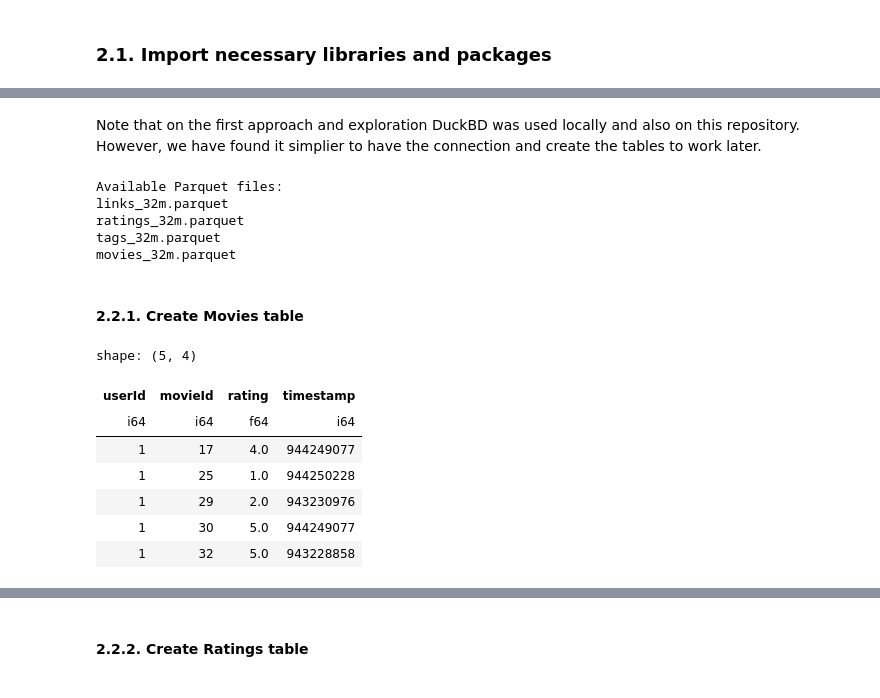
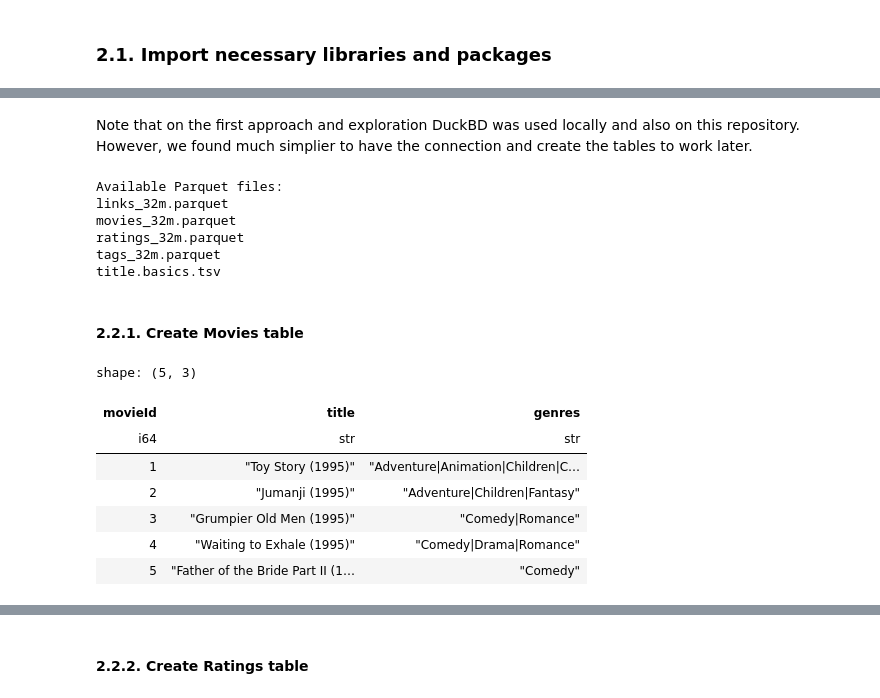
Before and after one commit to ritamaravilhamarques/BDF25_7, a Jupyter notebook: BDF25_7_data/big_data/ml-32m/Notebook.ipynb, the cells around one changed output, grey strips where cells are left out. Cells and saved outputs as stored; diff of their text form; code cells hidden in the pictures.

```diff
--- a/BDF25_7_data/big_data/ml-32m/Notebook.ipynb
+++ b/BDF25_7_data/big_data/ml-32m/Notebook.ipynb
@@ -80,30 +81,32 @@ Download completed
 # %% [markdown]
-Note that on the first approach and exploration DuckBD was used locally and also on this repository. However, we have found it simplier to have the connection and create the tables to work later.
+Note that on the first approach and exploration DuckBD was used locally and also on this repository. However, we found much simplier to have the connection and create the tables to work later.
 # %%
 #check the available parquet files
-files = [f for f in os.listdir("data") if f.endswith(".parquet")]
+files = [f for f in os.listdir("data") if f.endswith(".parquet")|f.endswith(".tsv")]
 print("Available Parquet files:")
 for f in files:
     print(f)
 # %% [output]
 Available Parquet files:
 links_32m.parquet
+movies_32m.parquet
 ratings_32m.parquet
 tags_32m.parquet
-movies_32m.parquet
+title.basics.tsv
 # %% [markdown]
 #### **2.2.1. Create Movies table**
 # %%
+#Using DuckDB to read Parquet files and tranform the data into Polars DataFrames
 con = duckdb.connect()
 
-df_movies = pl.read_parquet("data/ratings_32m.parquet")
+df_movies = pl.read_parquet("data/movies_32m.parquet")
 df_movies.head()
 # %% [output]
-shape: (5, 4)
+shape: (5, 3)
-| userId | movieId | rating | timestamp |
-| i64 | i64 | f64 | i64 |
-| 1 | 17 | 4.0 | 944249077 |
-| 1 | 25 | 1.0 | 944250228 |
-| 1 | 29 | 2.0 | 943230976 |
-| 1 | 30 | 5.0 | 944249077 |
-| 1 | 32 | 5.0 | 943228858 |
+| movieId | title | genres |
+| i64 | str | str |
+| 1 | "Toy Story (1995)" | "Adventure|Animation|Children|C… |
+| 2 | "Jumanji (1995)" | "Adventure|Children|Fantasy" |
+| 3 | "Grumpier Old Men (1995)" | "Comedy|Romance" |
+| 4 | "Waiting to Exhale (1995)" | "Comedy|Drama|Romance" |
+| 5 | "Father of the Bride Part II (1… | "Comedy" |
```
Also changed, not shown: parts of 112 cells of this notebook, 1 other file.
